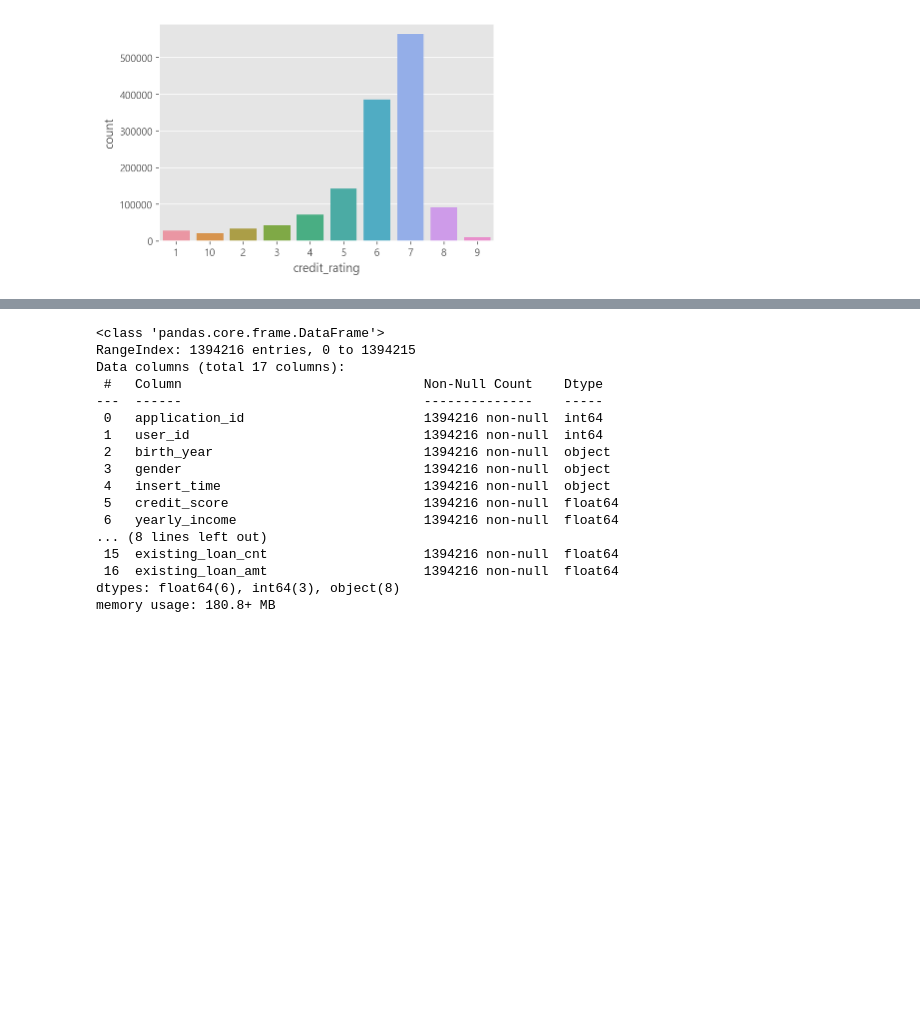
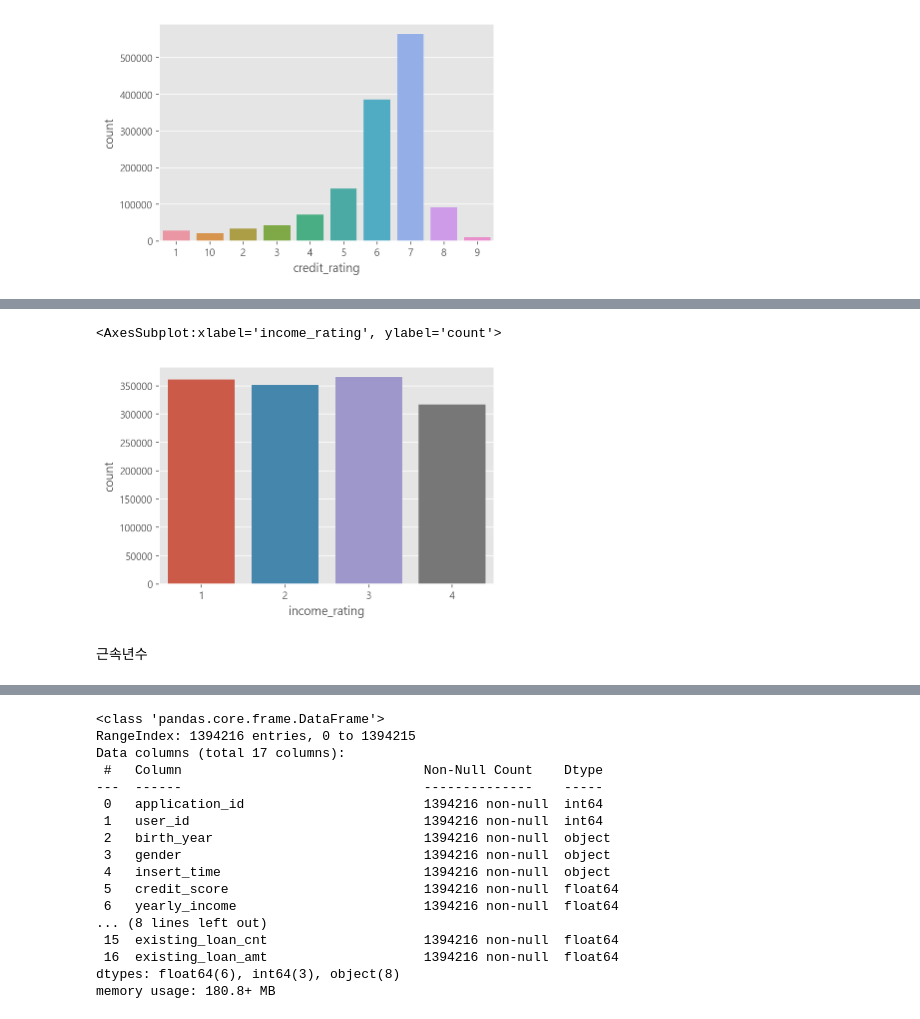
Before and after one commit to Chanjinee/BigContest2022, a Jupyter notebook: src/feature_engineering_song.ipynb, the cells around one changed output, grey strips where cells are left out. Saved outputs shown, nothing was run; the diff lists cells and outputs as text; code cells hidden in the pictures; blank space fills up the shorter version.

```diff
--- a/src/feature_engineering_song.ipynb
+++ b/src/feature_engineering_song.ipynb
@@ -233,0 +241,14 @@ user.div(df[['5세','10세','15세','20세']].sum(axis = 1),axis = 0)
+# %%
+percent = user['yearly_income'].describe()
+
+def income_rating(x):
+    if x < percent[4]:
+        return 4
+    elif x < percent[5]:
+        return 3
+    elif x < percent[6]:
+        return 2
+    else:
+        return 1
+
+user['income_rating'] = user['yearly_income'].apply(income_rating)
@@ -233,0 +279,7 @@ user.div(df[['5세','10세','15세','20세']].sum(axis = 1),axis = 0)
+# %%
+sns.countplot(user['income_rating'], order = sorted(user['income_rating'].unique()))
+# %% [output]
+<AxesSubplot:xlabel='income_rating', ylabel='count'>
+[figure, added]
+# %% [markdown]
+근속년수
```
Also changed, not shown: parts of 23 cells of this notebook.
